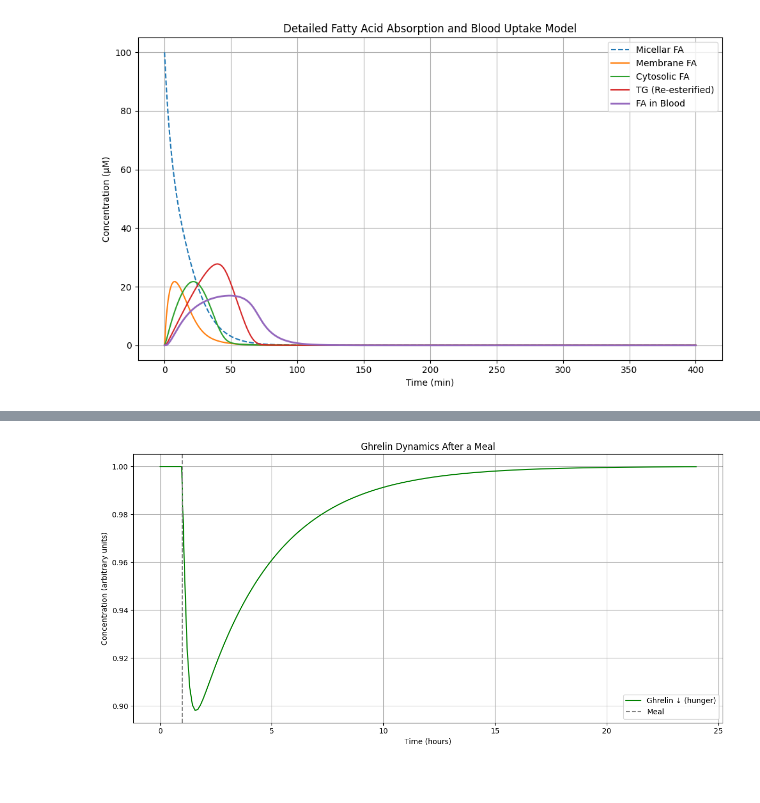
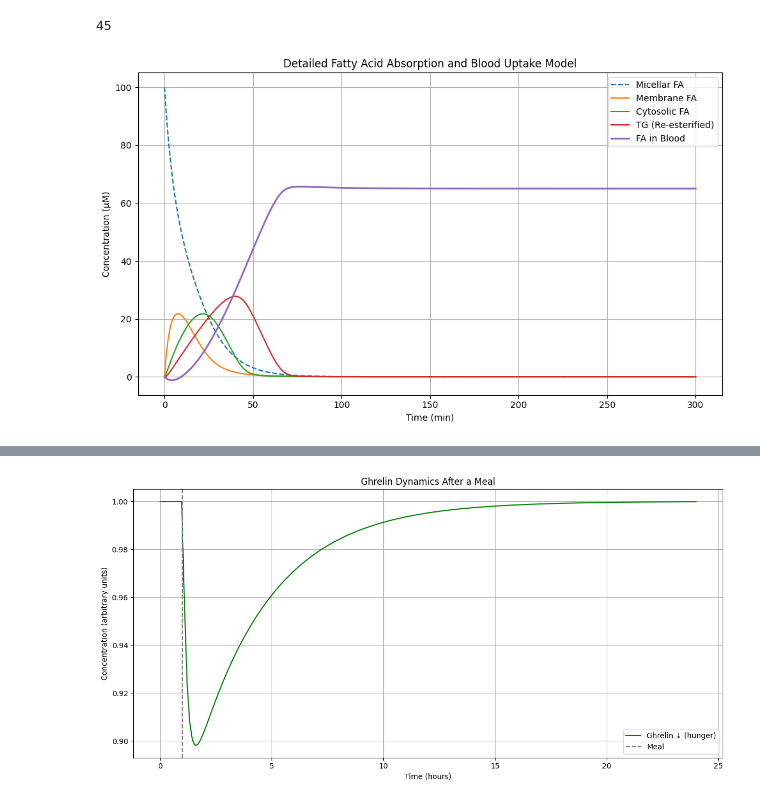
Before and after one commit to vivek-booshan/pkpd, a Jupyter notebook: food_metabolism/GI_refactor.ipynb, the cells around one changed output, grey strips where cells are left out. Drawn from its saved outputs; the diff is of its cells as text; code cells hidden in the pictures.

```diff
--- a/food_metabolism/GI_refactor.ipynb
+++ b/food_metabolism/GI_refactor.ipynb
@@ -8,28 +9,42 @@ p = giInit()
 # %%
 
 # Initial conditions: [Micelle, Membrane, Cytosol FA, TG, Blood FA]
-FA_y0 = [100.0, 0.0, 0.0, 0.0, 0.0]
+
+n = len(Index)
+print(n)
+y0 = np.zeros(n)
+
+y0[Index.gut_glucose] = 50
+y0[Index.plasma_glucose] = 5
+y0[Index.gut_fructose] = 30
+y0[Index.plasma_fructose] = 3
+y0[Index.micellar_fattyacid] = 100
 
 # Simulate
-t_span = (0, 400)
+t_span = (0, 300)
 t_eval = np.linspace(*t_span, 300)
 
-solution = solve_ivp(fatty_acid_full_model, t_span, FA_y0, t_eval=t_eval, args=(p,))
-FA_mic, FA_mem, FA_cyto, TG_cyto, FA_blood = solution.y
-
+solution = solve_ivp(fun=lambda t, y: GI(t, y, p, n),
+                     t_span=t_span,
+                     y0=y0,
+                     t_eval=t_eval,
+                     method='LSODA')
+t = solution.t
+y = solution.y
 # Plot
 plt.figure(figsize=(10, 6))
-plt.plot(solution.t, FA_mic, label='Micellar FA', linestyle='dashed')
-plt.plot(solution.t, FA_mem, label='Membrane FA')
-plt.plot(solution.t, FA_cyto, label='Cytosolic FA')
-plt.plot(solution.t, TG_cyto, label='TG (Re-esterified)')
-plt.plot(solution.t, FA_blood, label='FA in Blood', linewidth=2)
+plt.plot(t, y[Index.micellar_fattyacid], label='Micellar FA', linestyle='dashed')
+plt.plot(t, y[Index.membrane_fattyacid], label='Membrane FA')
+plt.plot(t, y[Index.cytosol_fattyacid], label='Cytosolic FA')
+plt.plot(t, y[Index.cytosol_TAG], label='TG (Re-esterified)')
+plt.plot(t, y[Index.plasma_fattyacid], label='FA in Blood', linewidth=2)
 plt.xlabel('Time (min)')
 plt.ylabel('Concentration (µM)')
 plt.title('Detailed Fatty Acid Absorption and Blood Uptake Model')
 plt.legend()
 plt.grid(True)
 plt.tight_layout()
 plt.show()
 # %% [output]
+45
-[figure, old version]
+[figure, new version]
```
Also changed, not shown: parts of 2 cells of this notebook, 3 other files.
